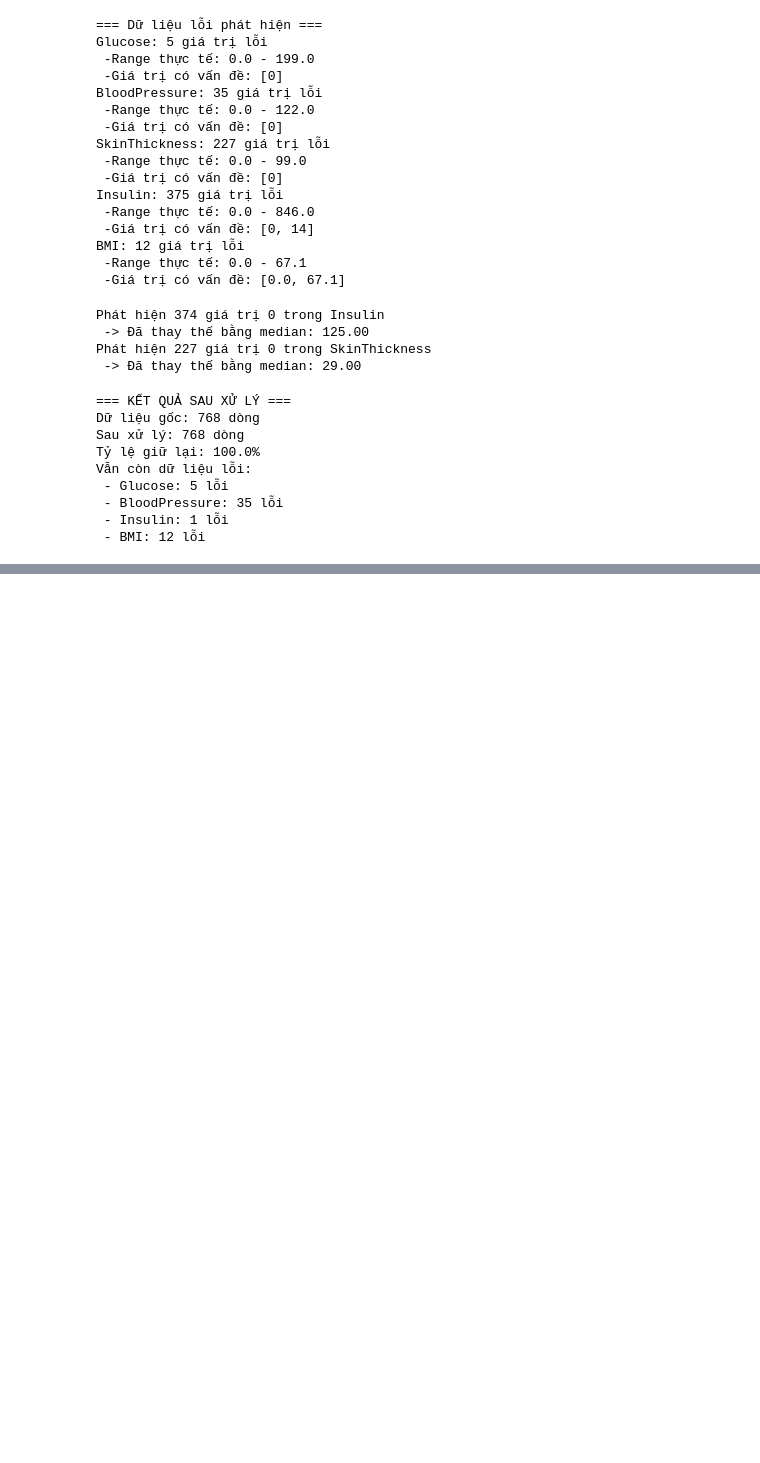
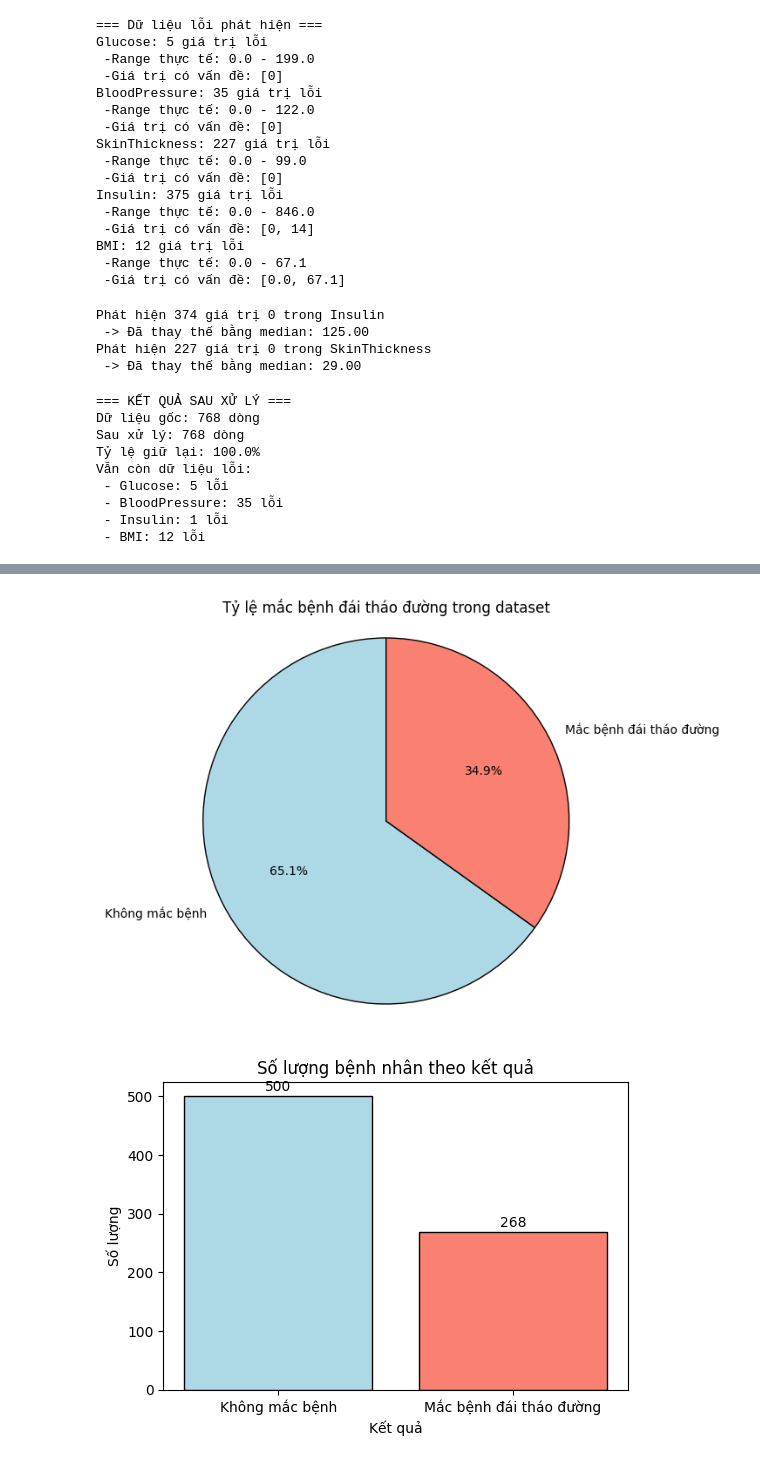
Before and after one commit to LeQuocBinh25/ThucHanh-TTNT, a Jupyter notebook: index.ipynb, the cells around one changed output, grey strips where cells are left out. Saved outputs shown, nothing was run; the diff lists cells and outputs as text; code cells hidden in the pictures; blank space fills up the shorter version.

```diff
--- a/index.ipynb
+++ b/index.ipynb
@@ -165,0 +241,24 @@ display(df.describe().T)
+# %%
+# Vẽ tỷ lệ mắc bệnh đái tháo đường
+outcome_counts = df_final['Outcome'].value_counts()
+labels = ['Không mắc bệnh', 'Mắc bệnh đái tháo đường']
+colors = ['lightblue', 'salmon']
+
+plt.figure(figsize=(8, 6))
+plt.pie(outcome_counts, labels=labels, colors=colors, autopct='%1.1f%%', startangle=90, wedgeprops={'edgecolor': 'black'})
+plt.title('Tỷ lệ mắc bệnh đái tháo đường trong dataset')
+plt.axis('equal')  # Đảm bảo hình tròn
+plt.show()
+
+# Thêm bar chart để so sánh
+plt.figure(figsize=(6, 4))
+bars = plt.bar(labels, outcome_counts.values, color=colors, edgecolor='black')
+plt.title('Số lượng bệnh nhân theo kết quả')
+plt.ylabel('Số lượng')
+plt.xlabel('Kết quả')
+for bar, count in zip(bars, outcome_counts.values):
+    plt.text(bar.get_x() + bar.get_width()/2, bar.get_height() + 5, str(count), ha='center', va='bottom')
+plt.show()
+# %% [output]
+[figure, added]
+[figure, added]
```
Also changed, not shown: parts of 2 cells of this notebook.
